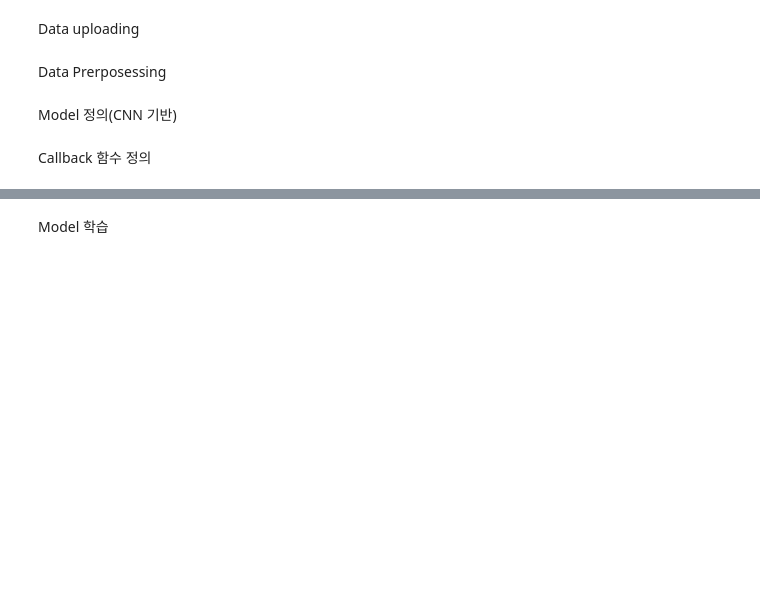
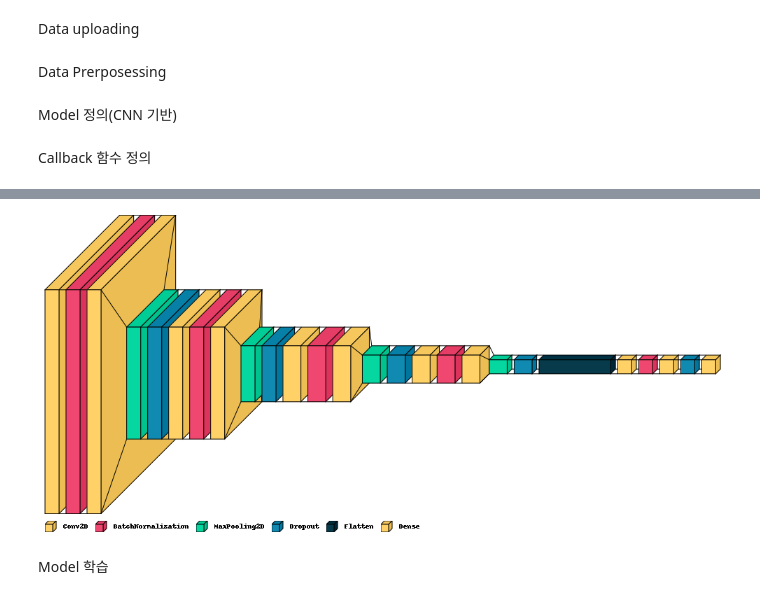
Before and after one commit to jin136/Coursera, a Jupyter notebook: Cifar_10_project/cifar_10_project .ipynb, the cells around one changed output, grey strips where cells are left out. Cells and saved outputs as stored; diff of their text form; code cells hidden in the pictures; blank space fills up the shorter version.

```diff
--- a/Cifar_10_project/cifar_10_project .ipynb
+++ b/Cifar_10_project/cifar_10_project .ipynb
@@ -109,6 +109,11 @@ Total params: 2,655,434
 Trainable params: 2,653,642
 Non-trainable params: 1,792
 _________________________________________________________________
+# %%
+import visualkeras
+visualkeras.layered_view(model, scale_xy=10, legend=True)
+# %% [output]
+[figure, added]
 # %% [markdown]
 Model 학습
 # %%
```
Also changed, not shown: parts of 12 cells of this notebook, 4 other files.
